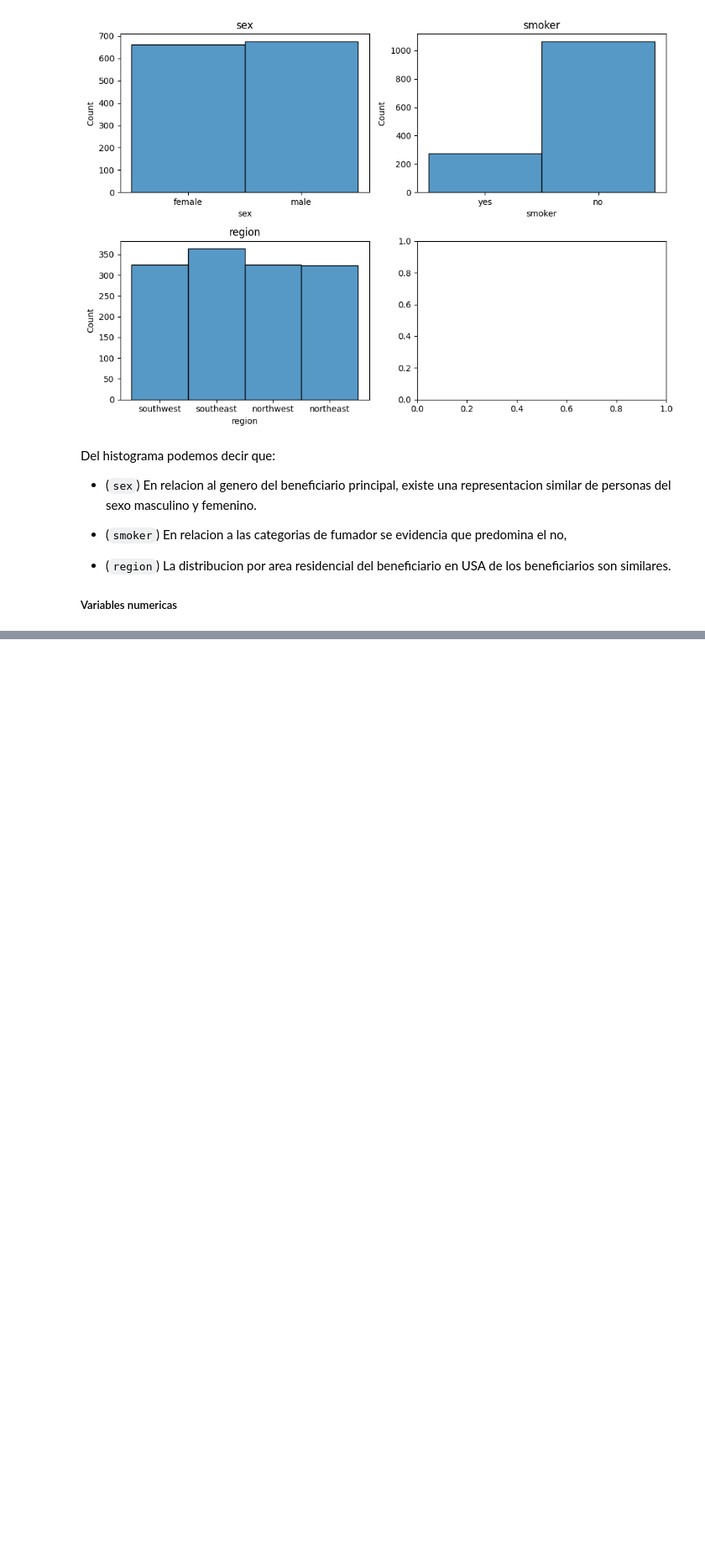
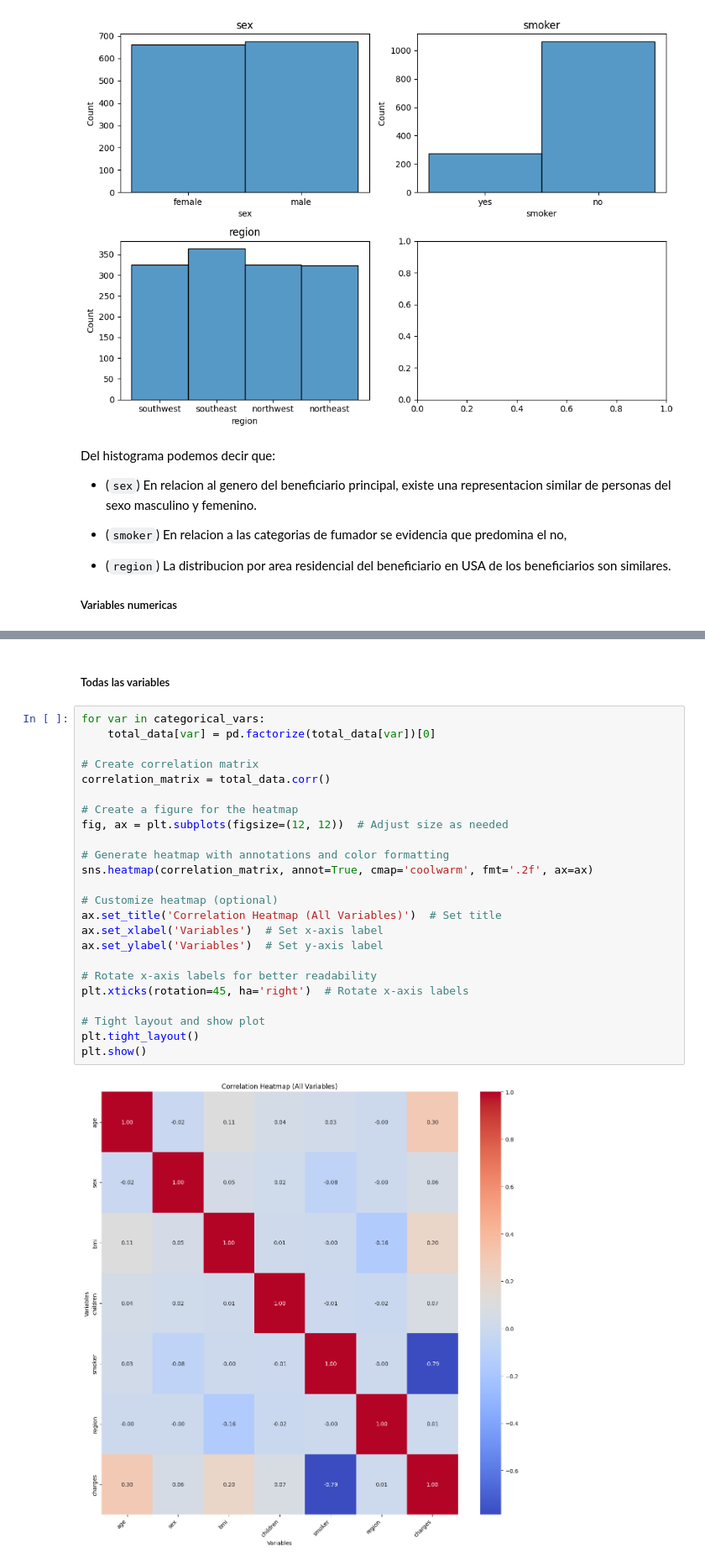
Before and after one commit to pjparreaza/LINEAR_REGRESSION, a Jupyter notebook: src/explore.ipynb, the cells around one changed output, grey strips where cells are left out. Shown at 84% size. Saved outputs shown, nothing was run; the diff lists cells and outputs as text; blank space fills up the shorter version.

```diff
--- a/src/explore.ipynb
+++ b/src/explore.ipynb
@@ -141,0 +208,28 @@ Del histograma y diagrama de caja podemos decir que:
+# %% [markdown]
+##### Todas las variables
+# %%
+for var in categorical_vars:
+    total_data[var] = pd.factorize(total_data[var])[0]
+
+# Create correlation matrix
+correlation_matrix = total_data.corr()
+
+# Create a figure for the heatmap
+fig, ax = plt.subplots(figsize=(12, 12))  # Adjust size as needed
+
+# Generate heatmap with annotations and color formatting
+sns.heatmap(correlation_matrix, annot=True, cmap='coolwarm', fmt='.2f', ax=ax)
+
+# Customize heatmap (optional)
+ax.set_title('Correlation Heatmap (All Variables)')  # Set title
+ax.set_xlabel('Variables')  # Set x-axis label
+ax.set_ylabel('Variables')  # Set y-axis label
+
+# Rotate x-axis labels for better readability
+plt.xticks(rotation=45, ha='right')  # Rotate x-axis labels
+
+# Tight layout and show plot
+plt.tight_layout()
+plt.show()
+# %% [output]
+[figure, added]
```
Also changed, not shown: parts of 10 cells of this notebook.
